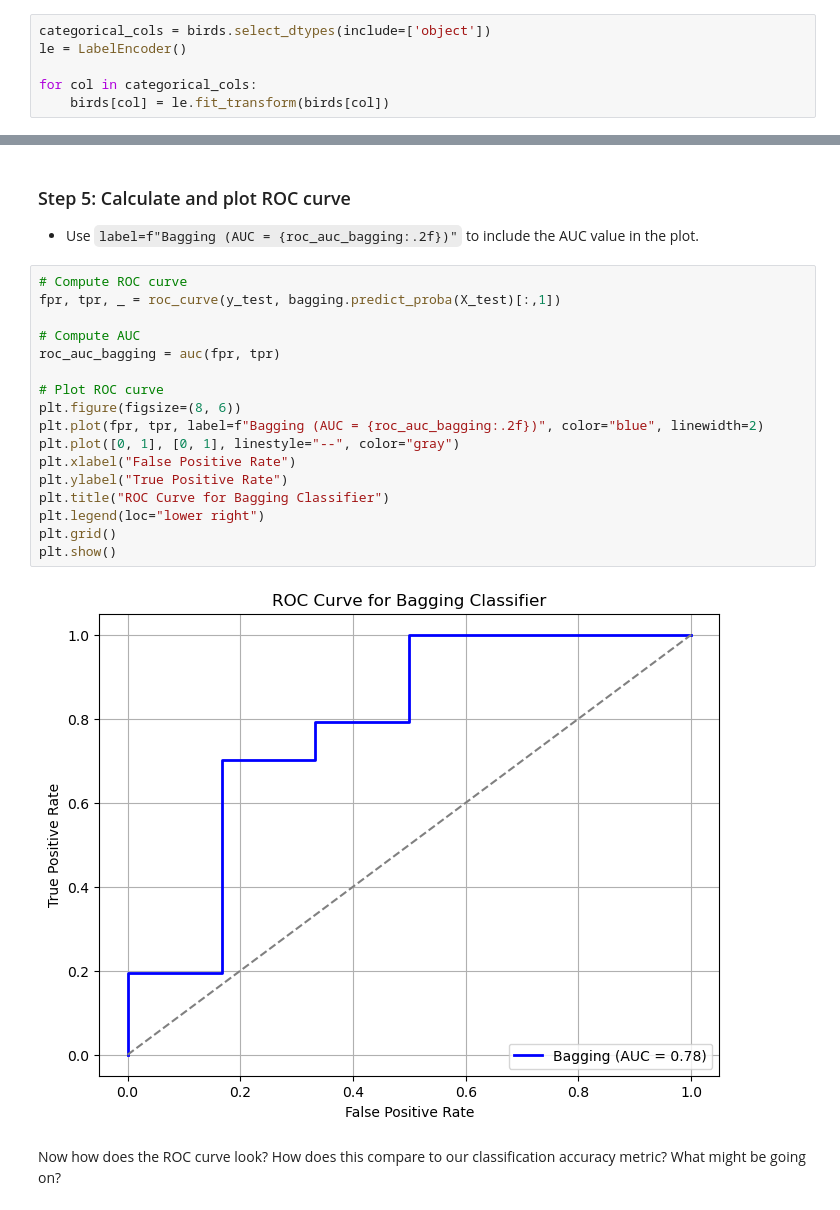
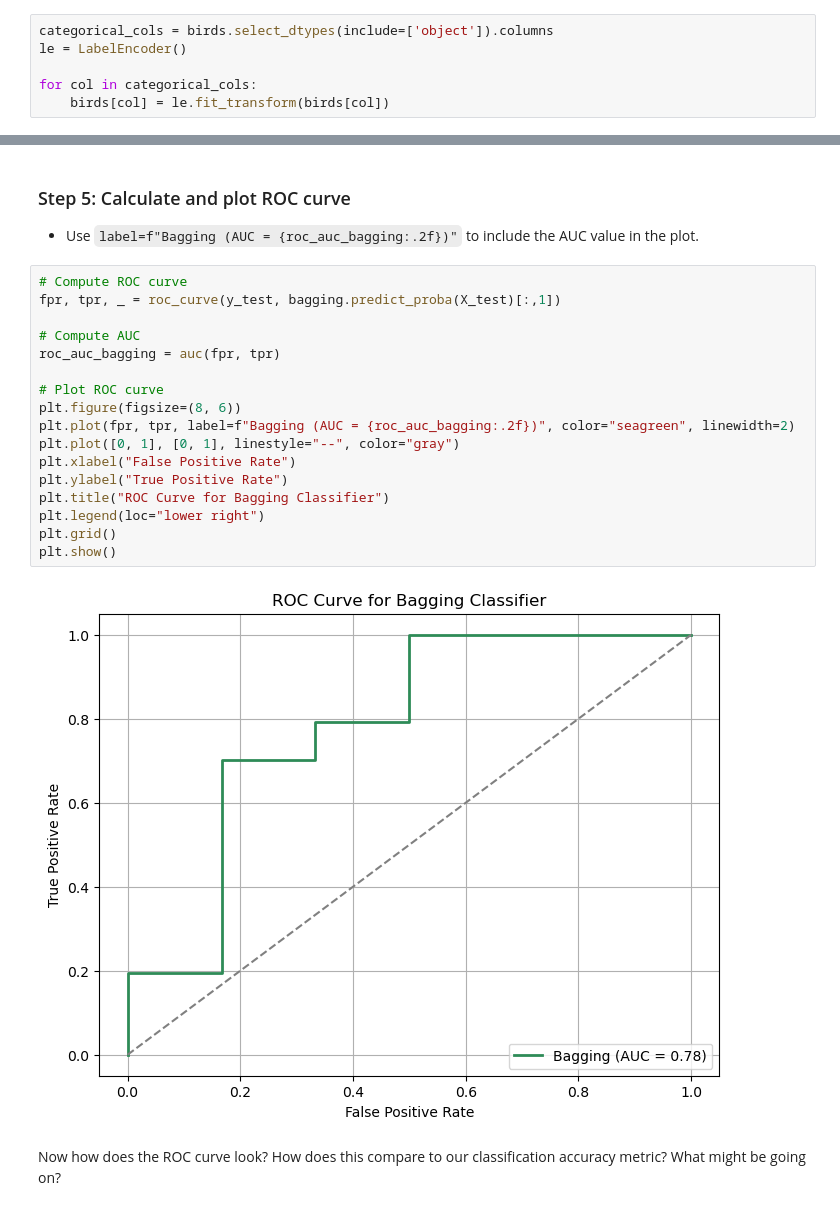
Before and after one commit to jorb1/EDS232-labs, a Jupyter notebook: Week5/lab5-birds.ipynb, the cells around one changed output, grey strips where cells are left out. Drawn from its saved outputs; the diff is of its cells as text.

```diff
--- a/Week5/lab5-birds.ipynb
+++ b/Week5/lab5-birds.ipynb
@@ -81,7 +81,7 @@ Encode the data using this process:
 3. Replace the original categorical columns with their encoded values.
 4. Print the head of your dataframe to ensure that labels were in fact encoded.
 # %%
-categorical_cols = birds.select_dtypes(include=['object'])
+categorical_cols = birds.select_dtypes(include=['object']).columns
 le = LabelEncoder()
 
 for col in categorical_cols:
@@ -153,22 +153,22 @@ Test Accuracy: 0.9452
 # %%
 # Compute ROC curve
 fpr, tpr, _ = roc_curve(y_test, bagging.predict_proba(X_test)[:,1])
 
 # Compute AUC
 roc_auc_bagging = auc(fpr, tpr)
 
 # Plot ROC curve
 plt.figure(figsize=(8, 6))
-plt.plot(fpr, tpr, label=f"Bagging (AUC = {roc_auc_bagging:.2f})", color="blue", linewidth=2)
+plt.plot(fpr, tpr, label=f"Bagging (AUC = {roc_auc_bagging:.2f})", color="seagreen", linewidth=2)
 plt.plot([0, 1], [0, 1], linestyle="--", color="gray")
 plt.xlabel("False Positive Rate")
 plt.ylabel("True Positive Rate")
 plt.title("ROC Curve for Bagging Classifier")
 plt.legend(loc="lower right")
 plt.grid()
 plt.show()
 # %% [output]
-[figure, old version]
+[figure, new version]
 # %% [markdown]
 Now how does the ROC curve look? How does this compare to our classification accuracy metric?  What might be going on?
 # %% [markdown]
```
Also changed, not shown: parts of 2 cells of this notebook, 1 other file.
